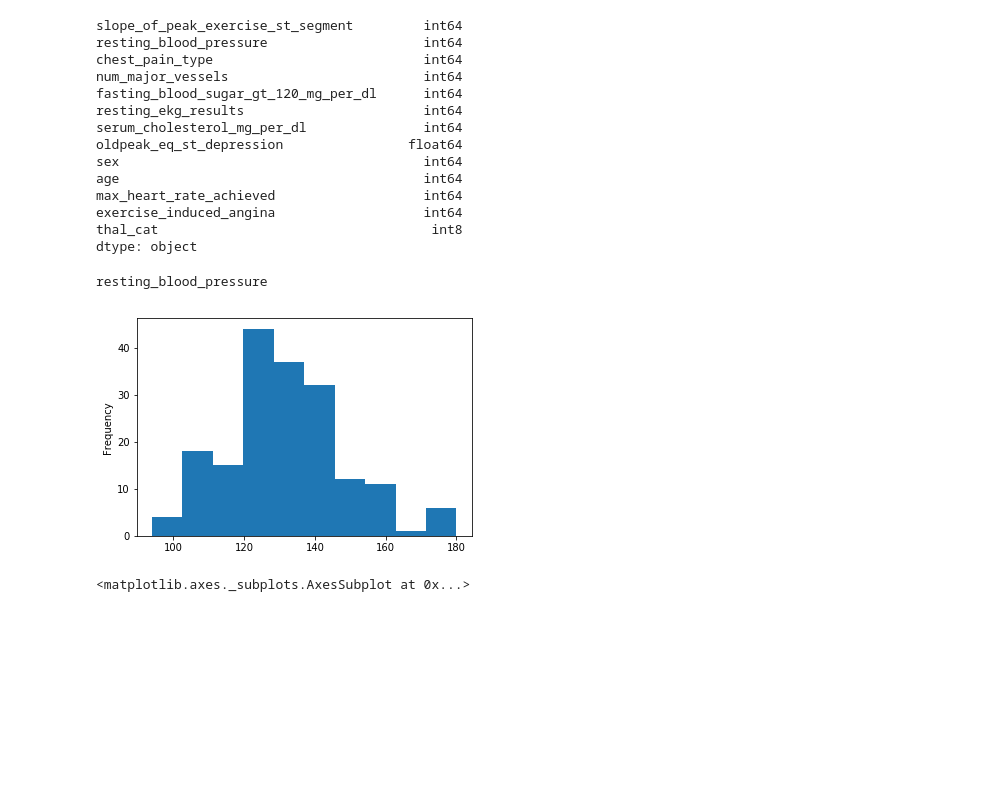
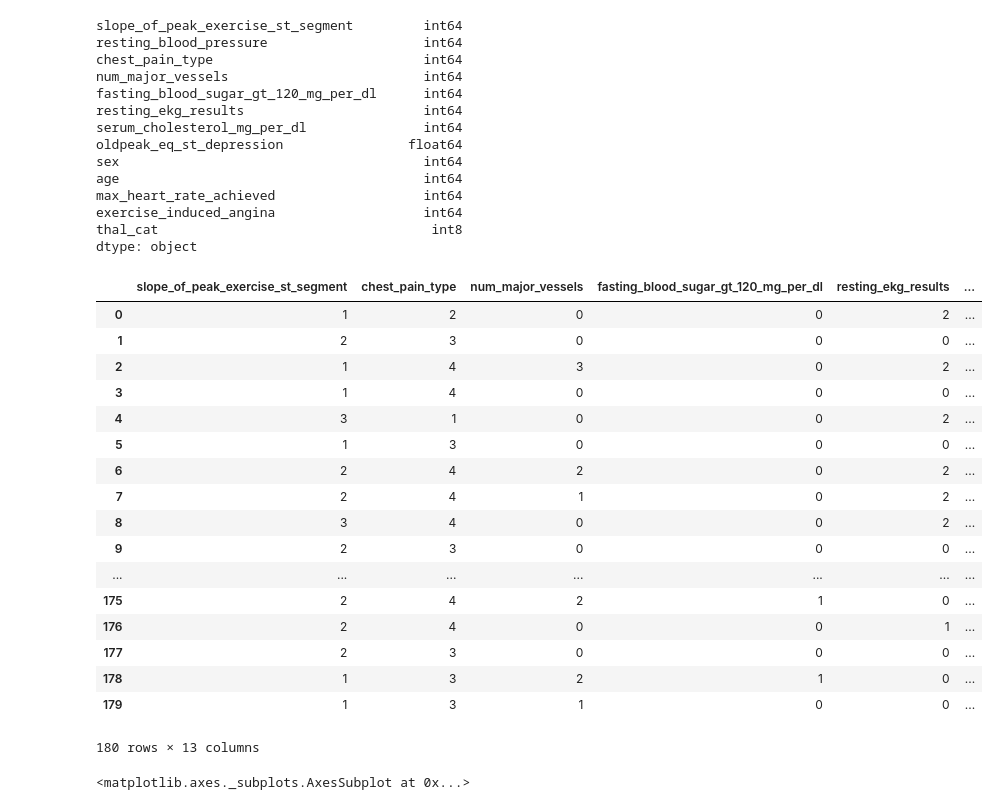
Before and after one commit to akankshya107/heart_disease, a Jupyter notebook: HD1.ipynb, the cells around one changed output. Drawn from its saved outputs; the diff is of its cells as text; code cells hidden in the pictures; blank space fills up the shorter version.

```diff
--- a/HD1.ipynb
+++ b/HD1.ipynb
@@ -31,9 +27,9 @@ import matplotlib.pyplot as plt
 # %% [output]
 Using TensorFlow backend.
 # %%
-train_data = pd.read_csv('/content/drive/My Drive/heart_disease/train_values.csv')
-train_labels = pd.read_csv('/content/drive/My Drive/heart_disease/train_labels.csv')
-test_data = pd.read_csv('/content/drive/My Drive/heart_disease/test_values.csv')
+train_data = pd.read_csv('/content/drive/My Drive/DS/heart_disease/train_values.csv')
+train_labels = pd.read_csv('/content/drive/My Drive/DS/heart_disease/train_labels.csv')
+test_data = pd.read_csv('/content/drive/My Drive/DS/heart_disease/test_values.csv')
 print(train_data.dtypes)
 # %% [output]
 patient_id                               object
@@ -94,13 +90,36 @@ dtype: object
 # %%
 train_labels = train_labels.drop(columns=['patient_id'])
 # %%
-plt.figure()
-train_data.iloc[:, 1].plot(kind='hist')
-print(train_data.columns[1])
+# plt.figure()
+# train_data.iloc[:, 1].plot(kind='hist')
+# print(train_data.columns[1])
+
+cols = ['serum_cholesterol_mg_per_dl', 'resting_blood_pressure', 'oldpeak_eq_st_depression']
+
 train_data['log_serum_cholesterol_mg_per_dl'] = np.log(1 + train_data.serum_cholesterol_mg_per_dl)
+train_data['log_resting_blood_pressure'] = np.log(1 + train_data.resting_blood_pressure)
+train_data['log_oldpeak_eq_st_depression'] = np.log(1 + train_data.oldpeak_eq_st_depression)
+
+train_data.drop(columns=cols)
 # %% [output]
+|  | slope_of_peak_exercise_st_segment | chest_pain_type | num_major_vessels | fasting_blood_sugar_gt_120_mg_per_dl | resting_ekg_results | ... |
+| 0 | 1 | 2 | 0 | 0 | 2 | ... |
+| 1 | 2 | 3 | 0 | 0 | 0 | ... |
+| 2 | 1 | 4 | 3 | 0 | 2 | ... |
+| 3 | 1 | 4 | 0 | 0 | 0 | ... |
+| 4 | 3 | 1 | 0 | 0 | 2 | ... |
+| 5 | 1 | 3 | 0 | 0 | 0 | ... |
+| 6 | 2 | 4 | 2 | 0 | 2 | ... |
+| 7 | 2 | 4 | 1 | 0 | 2 | ... |
+| 8 | 3 | 4 | 0 | 0 | 2 | ... |
+| 9 | 2 | 3 | 0 | 0 | 0 | ... |
+| ... | ... | ... | ... | ... | ... | ... |
+| 175 | 2 | 4 | 2 | 1 | 0 | ... |
+| 176 | 2 | 4 | 0 | 0 | 1 | ... |
+| 177 | 2 | 3 | 0 | 0 | 0 | ... |
+| 178 | 1 | 3 | 2 | 1 | 0 | ... |
+| 179 | 1 | 3 | 1 | 0 | 0 | ... |
-resting_blood_pressure
+180 rows × 13 columns
-[figure, removed]
 # %%
 plt.figure()
 train_data['log_oldpeak_eq_st_depression'].plot(kind='hist')
```
Also changed, not shown: parts of 15 cells of this notebook, 1 other file.
